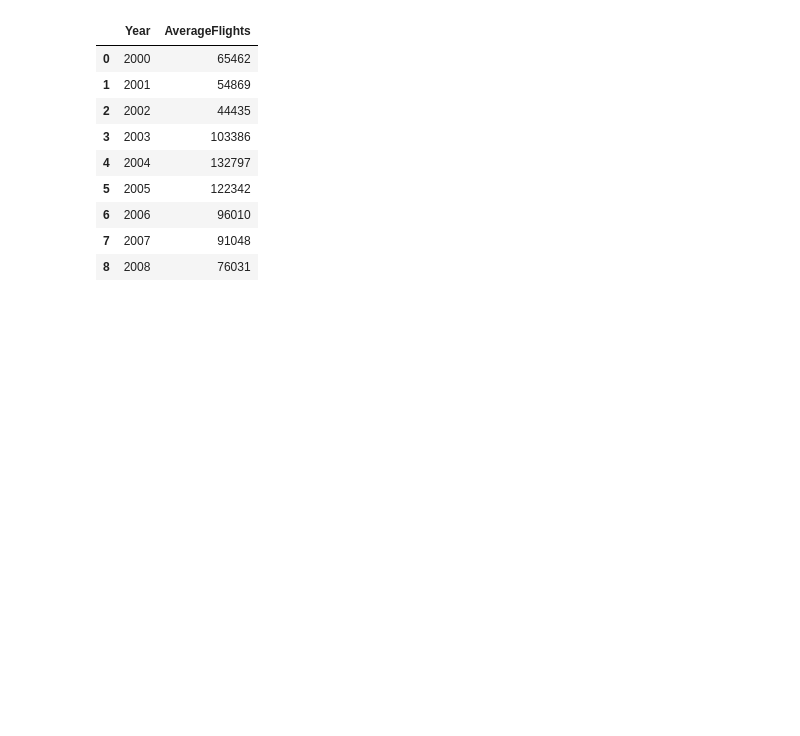
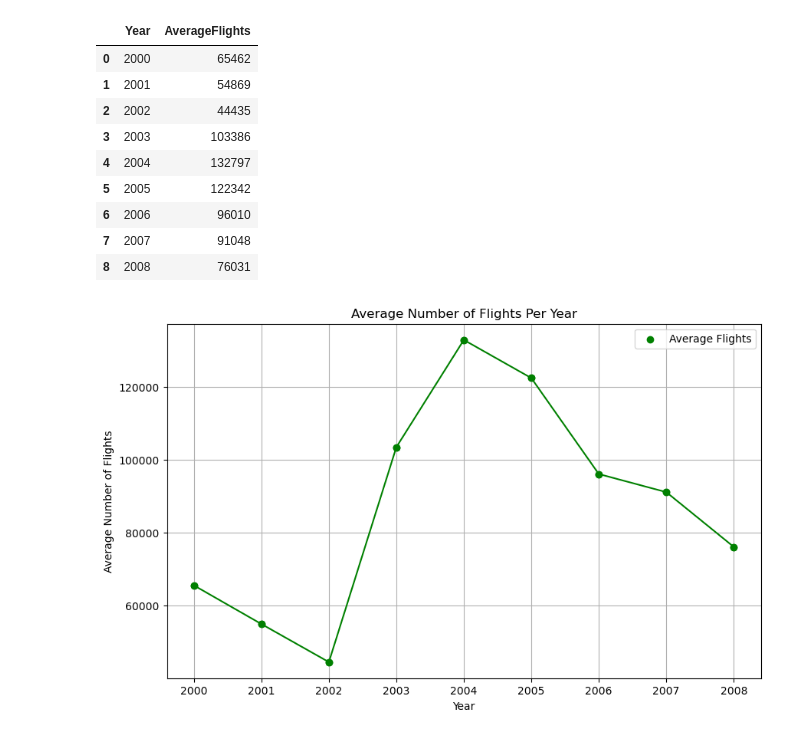
Before and after one commit to purcellcjp/module_7_project_1, a Jupyter notebook: ic.ipynb, the cells around one changed output. Drawn from its saved outputs; the diff is of its cells as text; code cells hidden in the pictures; blank space fills up the shorter version.

```diff
--- a/ic.ipynb
+++ b/ic.ipynb
@@ -188,10 +195,10 @@ least_carries
 | 949 | OO | Skywest Airlines Inc. |
 # %%
 # Group by Year and calculate the average number of flights for each year
-average_flights_per_year = df.groupby('Year').size().reset_index(name='AverageFlights')
+total_flights_per_year = df.groupby('Year').size().reset_index(name='TotalFlights')
 
 # Display the average number of flights per year
-average_flights_per_year
+total_flights_per_year
 # %% [output]
 |  | Year | AverageFlights |
 | 0 | 2000 | 65462 |
@@ -203,3 +210,24 @@ average_flights_per_year
 | 6 | 2006 | 96010 |
 | 7 | 2007 | 91048 |
 | 8 | 2008 | 76031 |
+# %%
+# Plotting the scatter plot with a connecting line
+plt.figure(figsize=(10, 6))
+
+# Scatter plot
+plt.scatter(average_flights_per_year['Year'], average_flights_per_year['AverageFlights'], color='green', label='Average Flights')
+
+# Line connecting the scatter points
+plt.plot(average_flights_per_year['Year'], average_flights_per_year['AverageFlights'], color='green', linestyle='-', marker='o')
+
+# Labels and title
+plt.xlabel('Year')
+plt.ylabel('Average Number of Flights')
+plt.title('Average Number of Flights Per Year')
+plt.grid(True)
+plt.legend()
+
+# Display the plot
+plt.show()
+# %% [output]
+[figure, added]
```
Also changed, not shown: parts of 4 cells of this notebook.
